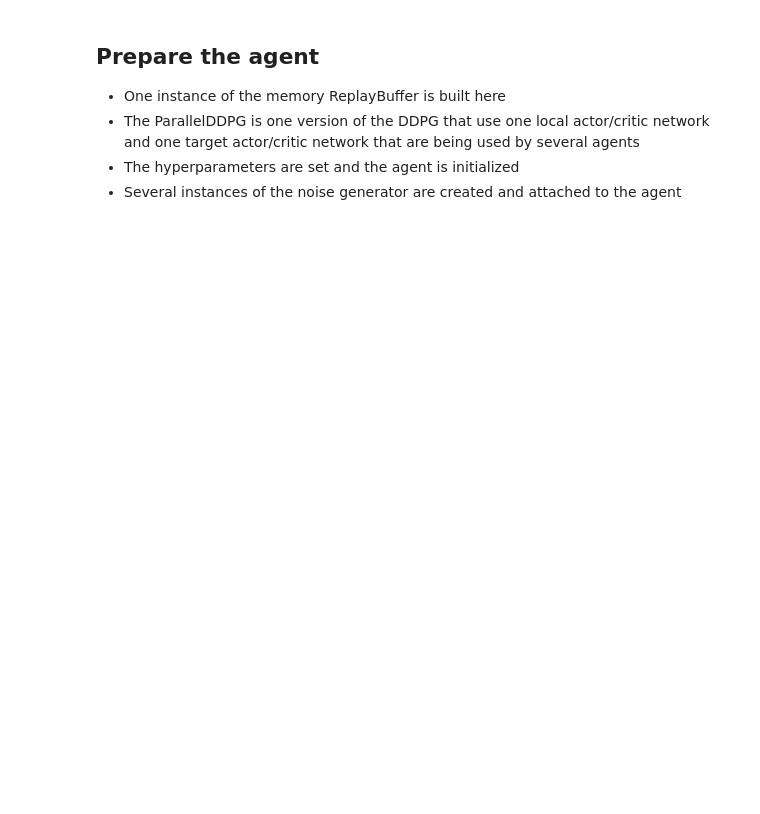
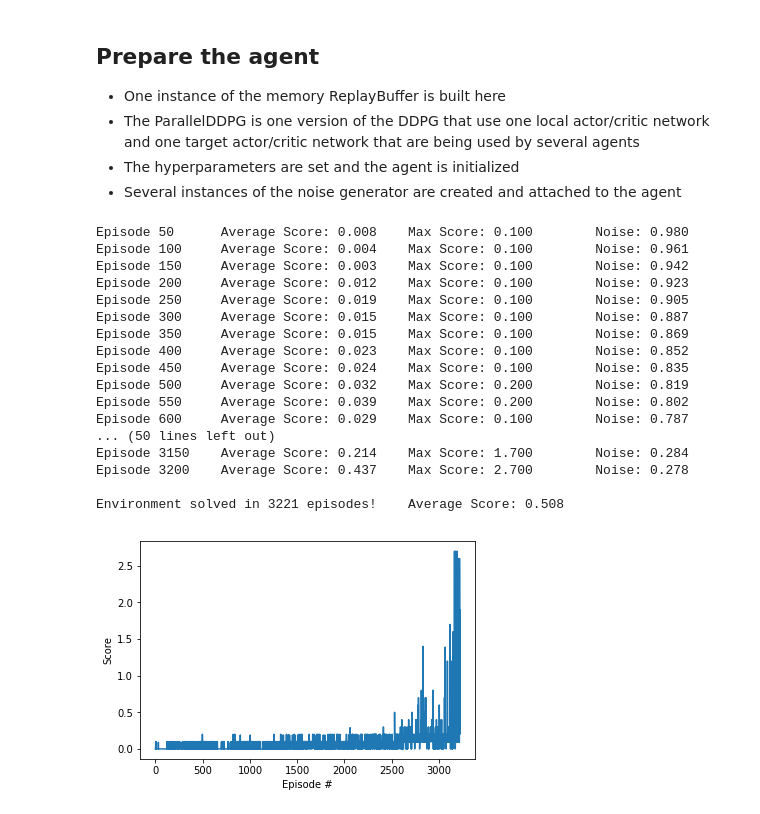
Before and after one commit to handria-ntoanina/unity-ml-tennis, a Jupyter notebook: Multi Agent Deep Deterministic Policy Gradient.ipynb, the cells around one changed output. Saved outputs shown, nothing was run; the diff lists cells and outputs as text; code cells hidden in the pictures; blank space fills up the shorter version.

Commit message:
type: core subject: implemented MADDPG the model converged

```diff
--- a/Multi Agent Deep Deterministic Policy Gradient.ipynb
+++ b/Multi Agent Deep Deterministic Policy Gradient.ipynb
@@ -11,11 +12,13 @@ from unityagents import UnityEnvironment
 %load_ext autoreload
 %autoreload 2
 # %%
-# env = UnityEnvironment(file_name='/data/Reacher_One_Linux_NoVis/Reacher_One_Linux_NoVis.x86_64')
-# env = UnityEnvironment(file_name='/data/Reacher_Linux_NoVis/Reacher.x86_64')
-env = UnityEnvironment(file_name='./Reacher_Windows_x86_64/Reacher.exe')
+env = UnityEnvironment(file_name="Tennis_Windows_x86_64/Tennis.exe")
 # get the default brain
 brain_name = env.brain_names[0]
 brain = env.brains[brain_name]
-# reset the environment
-env_info = env.reset(train_mode=True)[brain_name]
+
+env_info = env.reset(train_mode=False)[brain_name]
+num_agents = len(env_info.agents)
+states = env_info.vector_observations
+action_size = brain.vector_action_space_size
+state_size = states.shape[1]
@@ -114,33 +91,52 @@ def train(agent, n_episodes=500, max_t=500, train_mode=True):
 * The hyperparameters are set and the agent is initialized
 * Several instances of the noise generator are created and attached to the agent
 # %%
-from agents.utils import ReplayBuffer, ParameterNoise, ActionNoise
-from agents.parallel_ddpg import ParallelDDPG
-from agents.models_success import Actor, Critic
+from agents.utils import ReplayBuffer, SimpleNoise
+from agents.maddpg import MADDPG
+from agents.model import ActorCritic
+import torch.nn.functional as F
 import random
 
-device = torch.device("cuda:0" if torch.cuda.is_available() else "cpu")
-#device = "cpu"
-torch.set_num_threads(3)
-random_seed = 0
-states = env_info.vector_observations
-action_size = brain.vector_action_space_size
-memory = ReplayBuffer(action_size, device, int(1e5), 64, random_seed)
-agent = ParallelDDPG(states.shape[1], action_size, random_seed, states.shape[0], memory, Actor, Critic, device,
+# device = torch.device("cuda:0" if torch.cuda.is_available() else "cpu")
+device = "cpu"
+seed = 257
+torch.manual_seed(seed)
+torch.cuda.manual_seed_all(seed)
+np.random.seed(seed)
+random.seed(seed)
+memory = ReplayBuffer(action_size, device, int(5e4), 64, seed)
+agent = MADDPG(states.shape[1], action_size, states.shape[0], memory, ActorCritic, device,
+                    GRADIENT_CLIP = 5,
+                    ACTIVATION = F.relu,
                     TAU=1e-3,
-                    UPDATE_EVERY=20,
-                    TRANSFER_EVERY=1,
-                    UPDATE_LOOP=10,
+                    UPDATE_EVERY=32,
+                    TRANSFER_EVERY=2,
+                    UPDATE_LOOP=16,
                     ADD_NOISE_EVERY=1,
                     BOOTSTRAP_SIZE=4,
-                    LR_CRITIC = 1e-4,
-                    LR_ACTOR = 1e-3)
-# noise = ParameterNoise(agent.actor_target, device, random_seed, mu=0., theta=0.3, sigma=0.05)
+                    LR_CRITIC = 3e-4,
+                    LR_ACTOR = 3e-4)
 
-random.seed(random_seed)
-noise = [ActionNoise(action_size, device, random_seed + i*10, mu=-0.5, theta=0.1*random.random(),
-                     sigma=0.1*random.random()) for i in range(int(states.shape[1]))]
-agent.set_noise(noise)
-# Check that saving and loading are working
-# agent.save()
-# agent.load()
+noises = [SimpleNoise(action_size, scale=1) for i in range(int(states.shape[1]))]
+agent.set_noise(noises)
+scores = train(agent, n_episodes=60000, noise = 1, noise_reduction = 0.9996, train_mode=True)
+plot_result(scores)
+# %% [output]
+Episode 50      Average Score: 0.008    Max Score: 0.100        Noise: 0.980
+Episode 100     Average Score: 0.004    Max Score: 0.100        Noise: 0.961
+Episode 150     Average Score: 0.003    Max Score: 0.100        Noise: 0.942
+Episode 200     Average Score: 0.012    Max Score: 0.100        Noise: 0.923
+Episode 250     Average Score: 0.019    Max Score: 0.100        Noise: 0.905
+Episode 300     Average Score: 0.015    Max Score: 0.100        Noise: 0.887
+Episode 350     Average Score: 0.015    Max Score: 0.100        Noise: 0.869
+Episode 400     Average Score: 0.023    Max Score: 0.100        Noise: 0.852
+Episode 450     Average Score: 0.024    Max Score: 0.100        Noise: 0.835
+Episode 500     Average Score: 0.032    Max Score: 0.200        Noise: 0.819
+Episode 550     Average Score: 0.039    Max Score: 0.200        Noise: 0.802
+Episode 600     Average Score: 0.029    Max Score: 0.100        Noise: 0.787
+... (50 lines left out)
+Episode 3150    Average Score: 0.214    Max Score: 1.700        Noise: 0.284
+Episode 3200    Average Score: 0.437    Max Score: 2.700        Noise: 0.278
+
+Environment solved in 3221 episodes!    Average Score: 0.508
+[figure, added]
```
Also changed, not shown: parts of 17 cells of this notebook, 18 other files.
